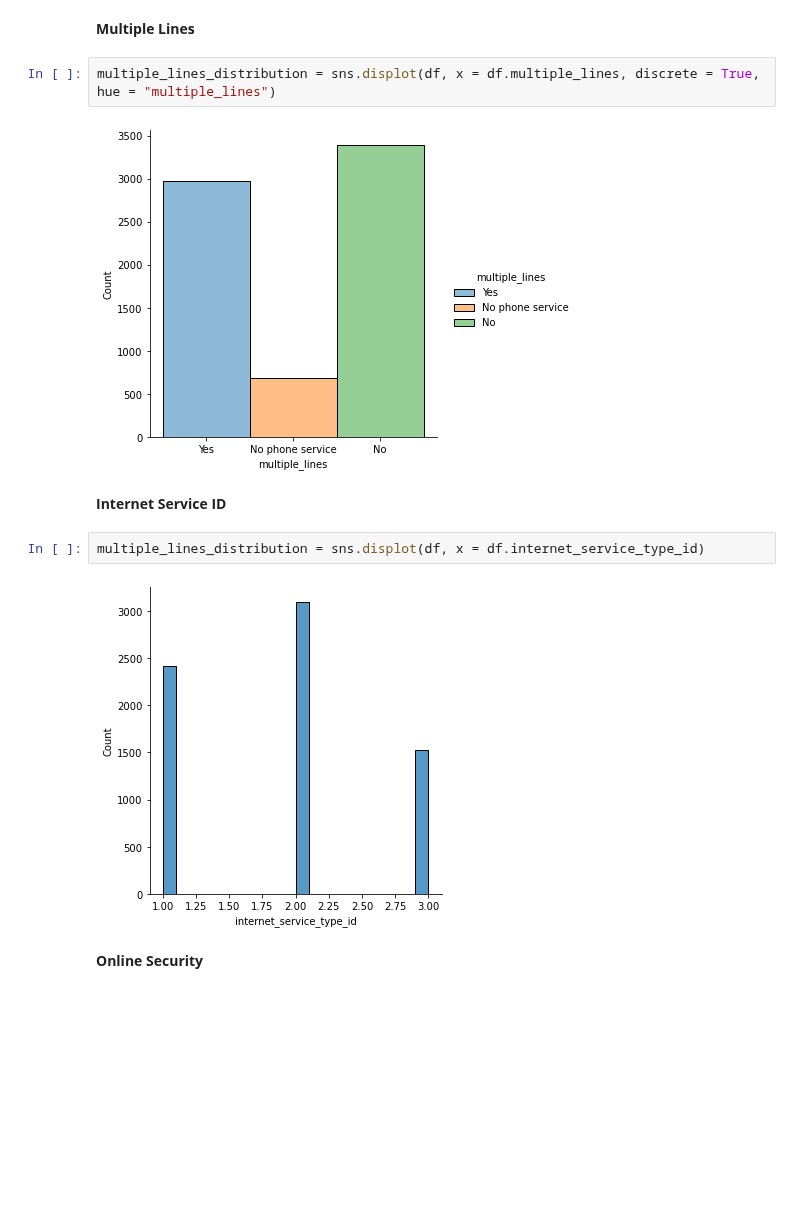
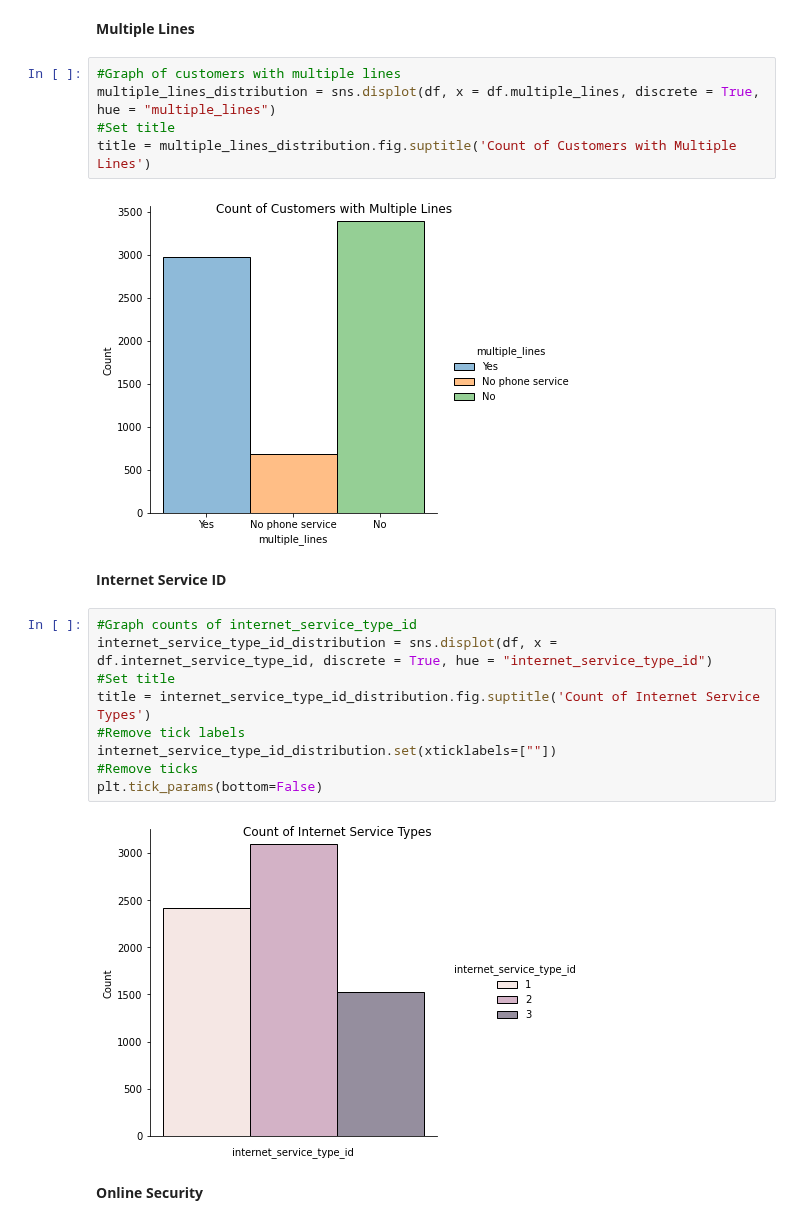
Before and after one commit to malachi-hale/Telco-project, a Jupyter notebook: Final project.ipynb, the cells around one changed output. Cells and saved outputs as stored; diff of their text form; blank space fills up the shorter version.

Commit message:
updates to final project graphs

```diff
--- a/Final project.ipynb
+++ b/Final project.ipynb
@@ -220,15 +242,25 @@ phone_service_distribution = sns.displot(df, x = df.phone_service, discrete = Tr
 # %% [markdown]
 **Multiple Lines**
 # %%
+#Graph of customers with multiple lines
 multiple_lines_distribution = sns.displot(df, x = df.multiple_lines, discrete = True, hue = "multiple_lines")
+#Set title
+title = multiple_lines_distribution.fig.suptitle('Count of Customers with Multiple Lines')
 # %% [output]
-[figure, old version]
+[figure, new version]
 # %% [markdown]
 **Internet Service ID**
 # %%
-multiple_lines_distribution = sns.displot(df, x = df.internet_service_type_id)
+#Graph counts of internet_service_type_id
+internet_service_type_id_distribution = sns.displot(df, x = df.internet_service_type_id, discrete = True, hue = "internet_service_type_id")
+#Set title
+title = internet_service_type_id_distribution.fig.suptitle('Count of Internet Service Types')
+#Remove tick labels
+internet_service_type_id_distribution.set(xticklabels=[""])
+#Remove ticks
+plt.tick_params(bottom=False)
 # %% [output]
-[figure, old version]
+[figure, new version]
 # %% [markdown]
 **Online Security**
 # %%
```
Also changed, not shown: parts of 30 cells of this notebook, 1 other file.
